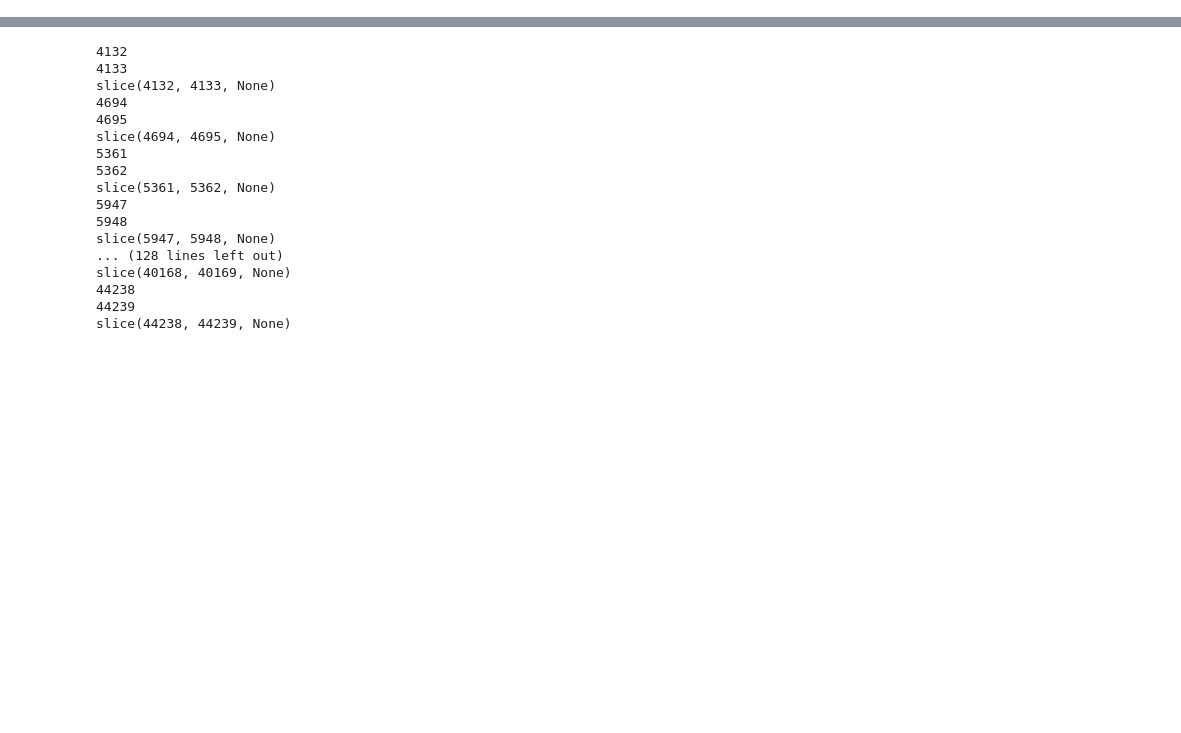
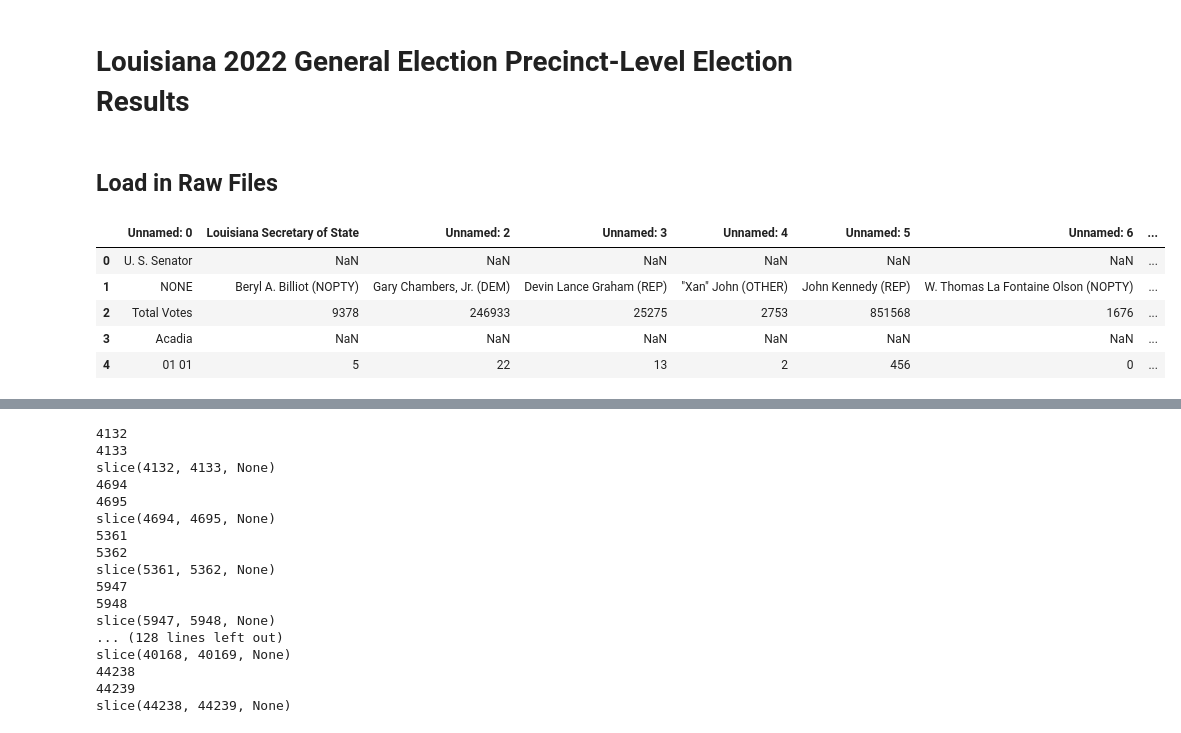
Before and after one commit to nonpartisan-redistricting-datahub/pber_collection, a Jupyter notebook: LA/2022/la_election_results.ipynb, the cells around one changed output, grey strips where cells are left out. Saved outputs shown, nothing was run; the diff lists cells and outputs as text; code cells hidden in the pictures; blank space fills up the shorter version.

```diff
--- a/LA/2022/la_election_results.ipynb
+++ b/LA/2022/la_election_results.ipynb
@@ -7,6 +7,29 @@ import os
 import pdv_functions as pdv
 
 from functools import reduce
+# %% [markdown]
+# Louisiana 2022 General Election Precinct-Level Election Results
+# %% [markdown]
+## Load in Raw Files
 # %%
 #Load in clean SOS file
 elections_2022_raw = pd.read_excel("./raw-from-source/Election+Results+(11-08-2022).xlsx",sheet_name="Multi-Parish(Precinct)")
+
+# Drop the first 4 rows
+elections_2022_raw = elections_2022_raw[4:]
+
+# Reset index
+elections_2022_raw.reset_index(inplace = True, drop = True)
+
+# Clean "Unnamed: 0" column
+elections_2022_raw["Unnamed: 0"] = elections_2022_raw["Unnamed: 0"].fillna("NONE")
+
+# Take a look at the file
+display(elections_2022_raw.head())
+# %% [output]
+|  | Unnamed: 0 | Louisiana Secretary of State | Unnamed: 2 | Unnamed: 3 | Unnamed: 4 | Unnamed: 5 | Unnamed: 6 | ... |
+| 0 | U. S. Senator | NaN | NaN | NaN | NaN | NaN | NaN | ... |
+| 1 | NONE | Beryl A. Billiot (NOPTY) | Gary Chambers, Jr. (DEM) | Devin Lance Graham (REP) | "Xan" John (OTHER) | John Kennedy (REP) | W. Thomas La Fontaine Olson (NOPTY) | ... |
+| 2 | Total Votes | 9378 | 246933 | 25275 | 2753 | 851568 | 1676 | ... |
+| 3 | Acadia | NaN | NaN | NaN | NaN | NaN | NaN | ... |
+| 4 | 01 01 | 5 | 22 | 13 | 2 | 456 | 0 | ... |
```
Also changed, not shown: parts of 28 cells of this notebook, 2 other files.
